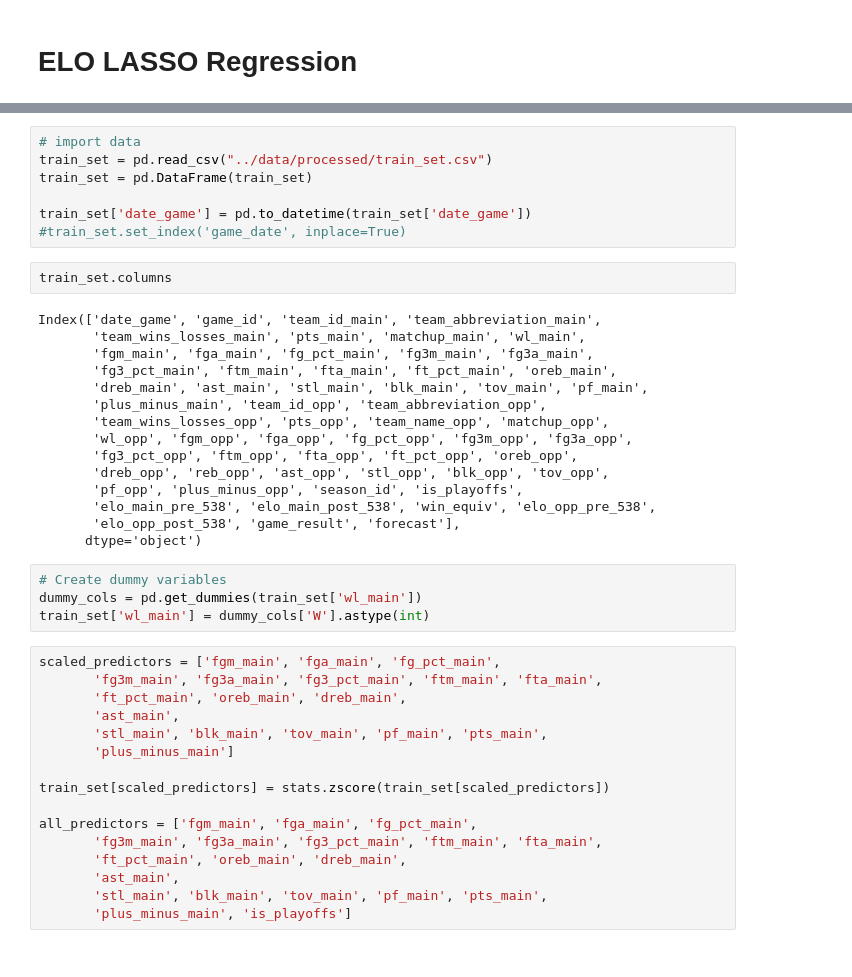
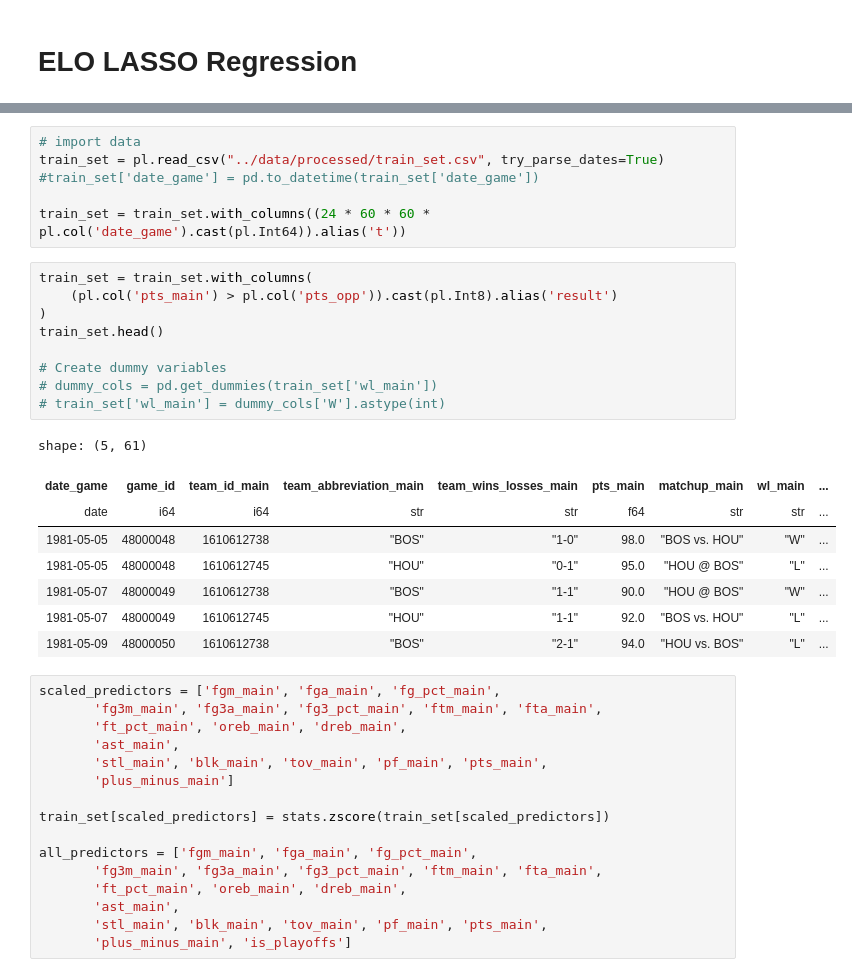
Before and after one commit to blam3/summer-2025-elo-for-nba, a Jupyter notebook: notebooks/10_elo_regression.ipynb, the cells around one changed output, grey strips where cells are left out. Saved outputs shown, nothing was run; the diff lists cells and outputs as text.

```diff
--- a/notebooks/10_elo_regression.ipynb
+++ b/notebooks/10_elo_regression.ipynb
@@ -25,31 +52,27 @@ Python 3.12.10 | packaged by conda-forge | (main, Apr 10 2025, 22:19:24) [Clang
 # %%
 # import data
-train_set = pd.read_csv("../data/processed/train_set.csv")
-train_set = pd.DataFrame(train_set)
+train_set = pl.read_csv("../data/processed/train_set.csv", try_parse_dates=True)
+#train_set['date_game'] = pd.to_datetime(train_set['date_game'])
 
-train_set['date_game'] = pd.to_datetime(train_set['date_game'])
-#train_set.set_index('game_date', inplace=True)
+train_set = train_set.with_columns((24 * 60 * 60 * pl.col('date_game').cast(pl.Int64)).alias('t'))
-# %%
-train_set.columns
-# %% [output]
-Index(['date_game', 'game_id', 'team_id_main', 'team_abbreviation_main',
-       'team_wins_losses_main', 'pts_main', 'matchup_main', 'wl_main',
-       'fgm_main', 'fga_main', 'fg_pct_main', 'fg3m_main', 'fg3a_main',
-       'fg3_pct_main', 'ftm_main', 'fta_main', 'ft_pct_main', 'oreb_main',
-       'dreb_main', 'ast_main', 'stl_main', 'blk_main', 'tov_main', 'pf_main',
-       'plus_minus_main', 'team_id_opp', 'team_abbreviation_opp',
-       'team_wins_losses_opp', 'pts_opp', 'team_name_opp', 'matchup_opp',
-       'wl_opp', 'fgm_opp', 'fga_opp', 'fg_pct_opp', 'fg3m_opp', 'fg3a_opp',
-       'fg3_pct_opp', 'ftm_opp', 'fta_opp', 'ft_pct_opp', 'oreb_opp',
-       'dreb_opp', 'reb_opp', 'ast_opp', 'stl_opp', 'blk_opp', 'tov_opp',
-       'pf_opp', 'plus_minus_opp', 'season_id', 'is_playoffs',
-       'elo_main_pre_538', 'elo_main_post_538', 'win_equiv', 'elo_opp_pre_538',
-       'elo_opp_post_538', 'game_result', 'forecast'],
-      dtype='object')
 # %%
+train_set = train_set.with_columns(
+    (pl.col('pts_main') > pl.col('pts_opp')).cast(pl.Int8).alias('result')
+)
+train_set.head()
+
 # Create dummy variables
-dummy_cols = pd.get_dummies(train_set['wl_main'])
-train_set['wl_main'] = dummy_cols['W'].astype(int)
+# dummy_cols = pd.get_dummies(train_set['wl_main'])
+# train_set['wl_main'] = dummy_cols['W'].astype(int)
+# %% [output]
+shape: (5, 61)
+| date_game | game_id | team_id_main | team_abbreviation_main | team_wins_losses_main | pts_main | matchup_main | wl_main | ... |
+| date | i64 | i64 | str | str | f64 | str | str | ... |
+| 1981-05-05 | 48000048 | 1610612738 | "BOS" | "1-0" | 98.0 | "BOS vs. HOU" | "W" | ... |
+| 1981-05-05 | 48000048 | 1610612745 | "HOU" | "0-1" | 95.0 | "HOU @ BOS" | "L" | ... |
+| 1981-05-07 | 48000049 | 1610612738 | "BOS" | "1-1" | 90.0 | "HOU @ BOS" | "W" | ... |
+| 1981-05-07 | 48000049 | 1610612745 | "HOU" | "1-1" | 92.0 | "BOS vs. HOU" | "L" | ... |
+| 1981-05-09 | 48000050 | 1610612738 | "BOS" | "2-1" | 94.0 | "HOU vs. BOS" | "L" | ... |
 # %%
 scaled_predictors = ['fgm_main', 'fga_main', 'fg_pct_main',
        'fg3m_main', 'fg3a_main', 'fg3_pct_main', 'ftm_main', 'fta_main',
```
Also changed, not shown: parts of 16 cells of this notebook, 4 other files.
